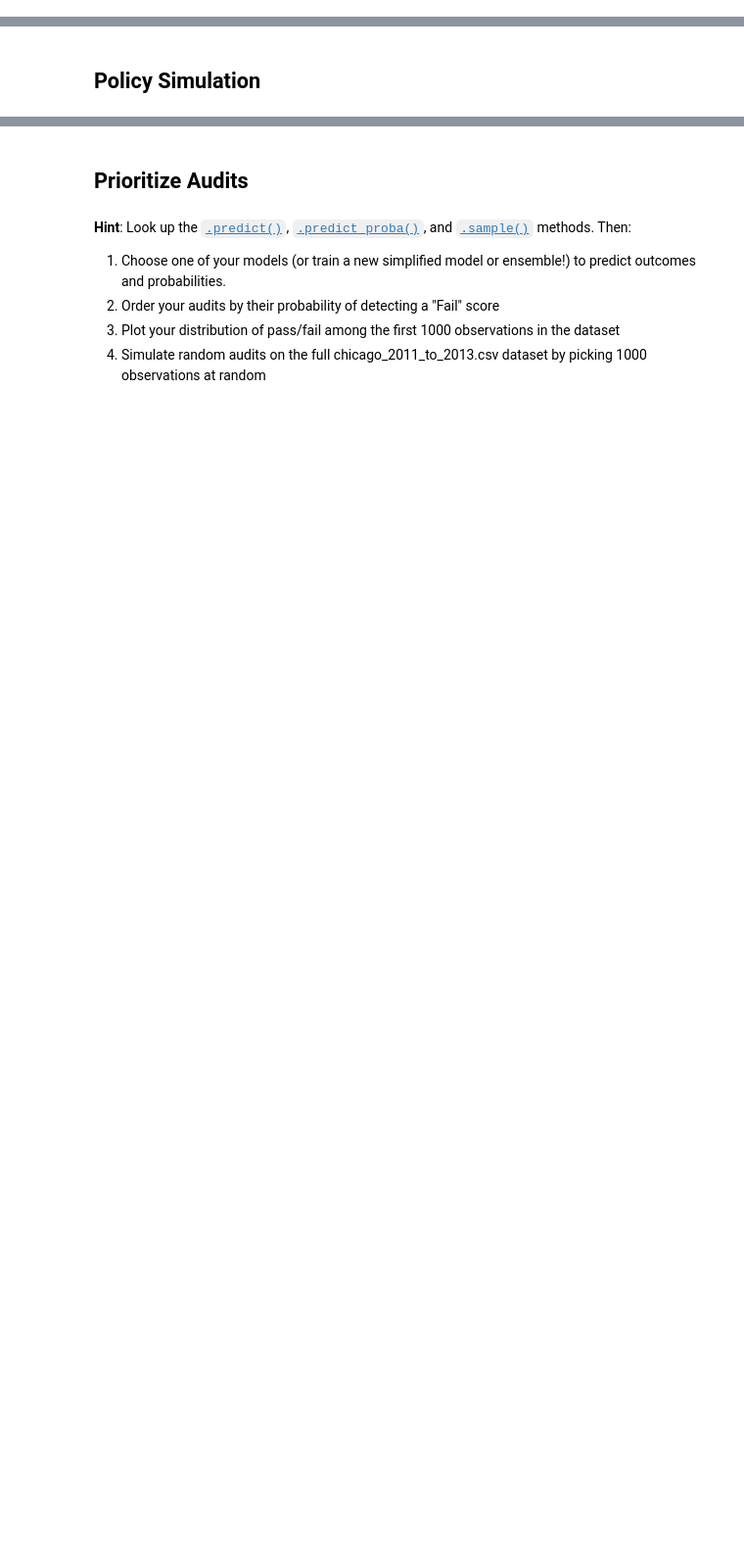
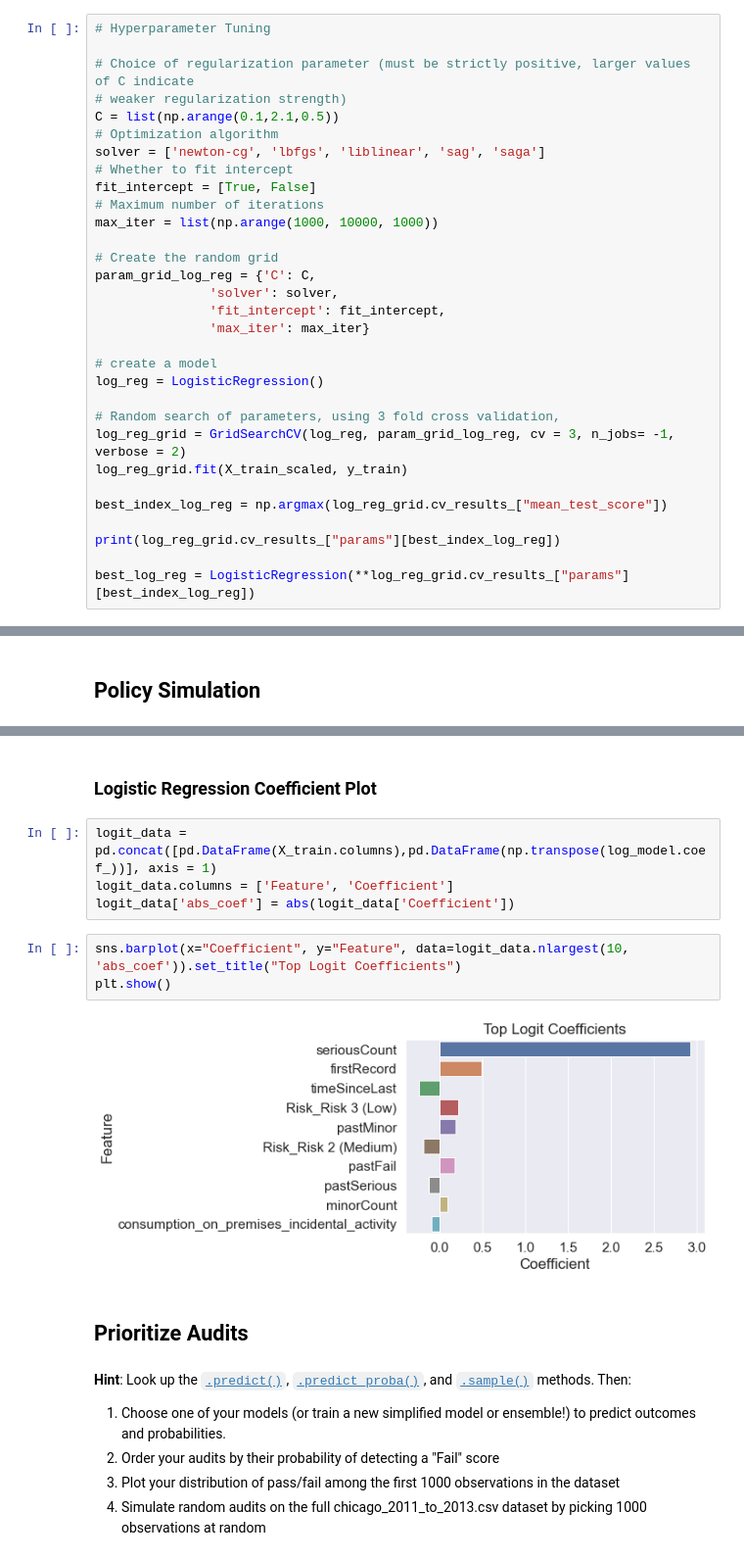
Before and after one commit to lawrence-j-liu/CSS_Project-3_Team-3_Fall-2020, a Jupyter notebook: Project 3 Students.ipynb, the cells around one changed output, grey strips where cells are left out. Shown at 98% size. Cells and saved outputs as stored; diff of their text form; blank space fills up the shorter version.

```diff
--- a/Project 3 Students.ipynb
+++ b/Project 3 Students.ipynb
@@ -406,0 +366,31 @@ So this model does an alright job of predicting passing establishing, but does n
+# %%
+# Hyperparameter Tuning
+
+# Choice of regularization parameter (must be strictly positive, larger values of C indicate
+# weaker regularization strength)
+C = list(np.arange(0.1,2.1,0.5))
+# Optimization algorithm
+solver = ['newton-cg', 'lbfgs', 'liblinear', 'sag', 'saga']
+# Whether to fit intercept
+fit_intercept = [True, False]
+# Maximum number of iterations
+max_iter = list(np.arange(1000, 10000, 1000))
+
+# Create the random grid
+param_grid_log_reg = {'C': C,
+               'solver': solver,
+               'fit_intercept': fit_intercept,
+               'max_iter': max_iter}
+
+# create a model
+log_reg = LogisticRegression()
+
+# Random search of parameters, using 3 fold cross validation,
+log_reg_grid = GridSearchCV(log_reg, param_grid_log_reg, cv = 3, n_jobs= -1, verbose = 2)
+log_reg_grid.fit(X_train_scaled, y_train)
+
+best_index_log_reg = np.argmax(log_reg_grid.cv_results_["mean_test_score"])
+
+print(log_reg_grid.cv_results_["params"][best_index_log_reg])
+
+best_log_reg = LogisticRegression(**log_reg_grid.cv_results_["params"][best_index_log_reg])
@@ -417,3 +541,14 @@ So this model does an alright job of predicting passing establishing, but does n
+# %% [markdown]
+### Logistic Regression Coefficient Plot
+# %%
+logit_data = pd.concat([pd.DataFrame(X_train.columns),pd.DataFrame(np.transpose(log_model.coef_))], axis = 1)
+logit_data.columns = ['Feature', 'Coefficient']
+logit_data['abs_coef'] = abs(logit_data['Coefficient'])
+# %%
+sns.barplot(x="Coefficient", y="Feature", data=logit_data.nlargest(10, 'abs_coef')).set_title("Top Logit Coefficients")
+plt.show()
+# %% [output]
+[figure, added]
 # %% [markdown]
 ## Prioritize Audits
 # %% [markdown]
```
Also changed, not shown: parts of 42 cells of this notebook.
